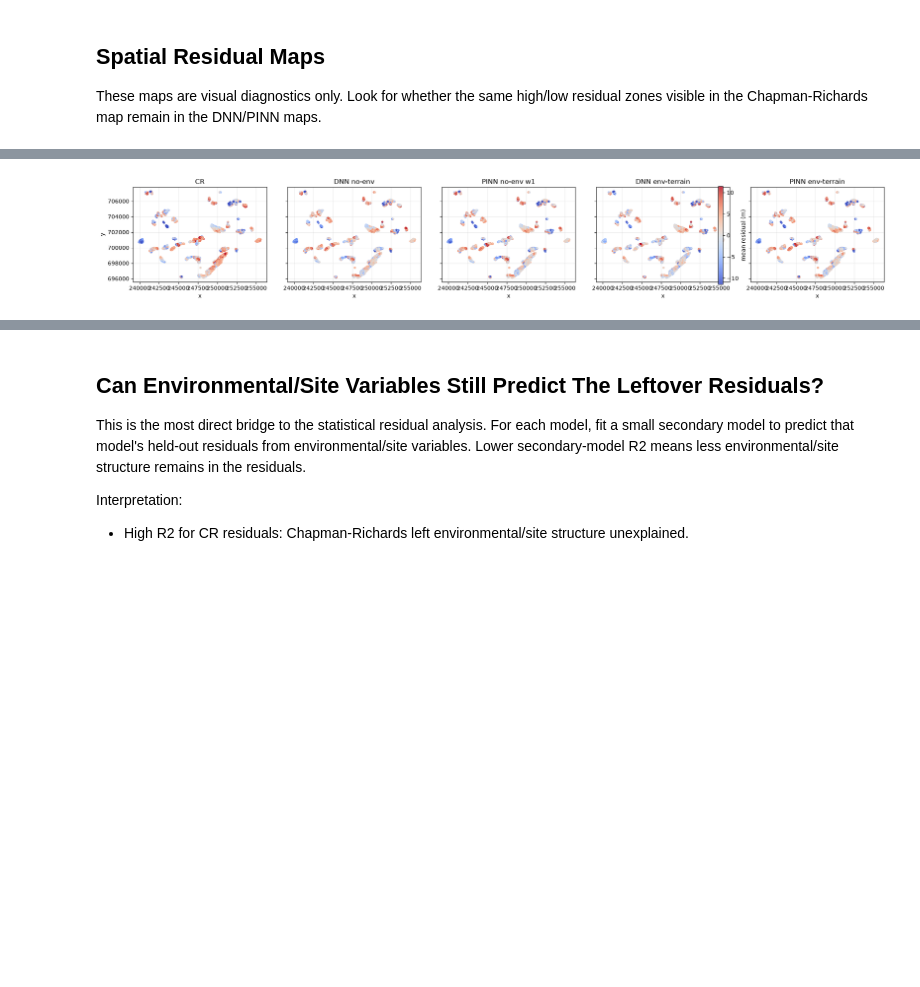
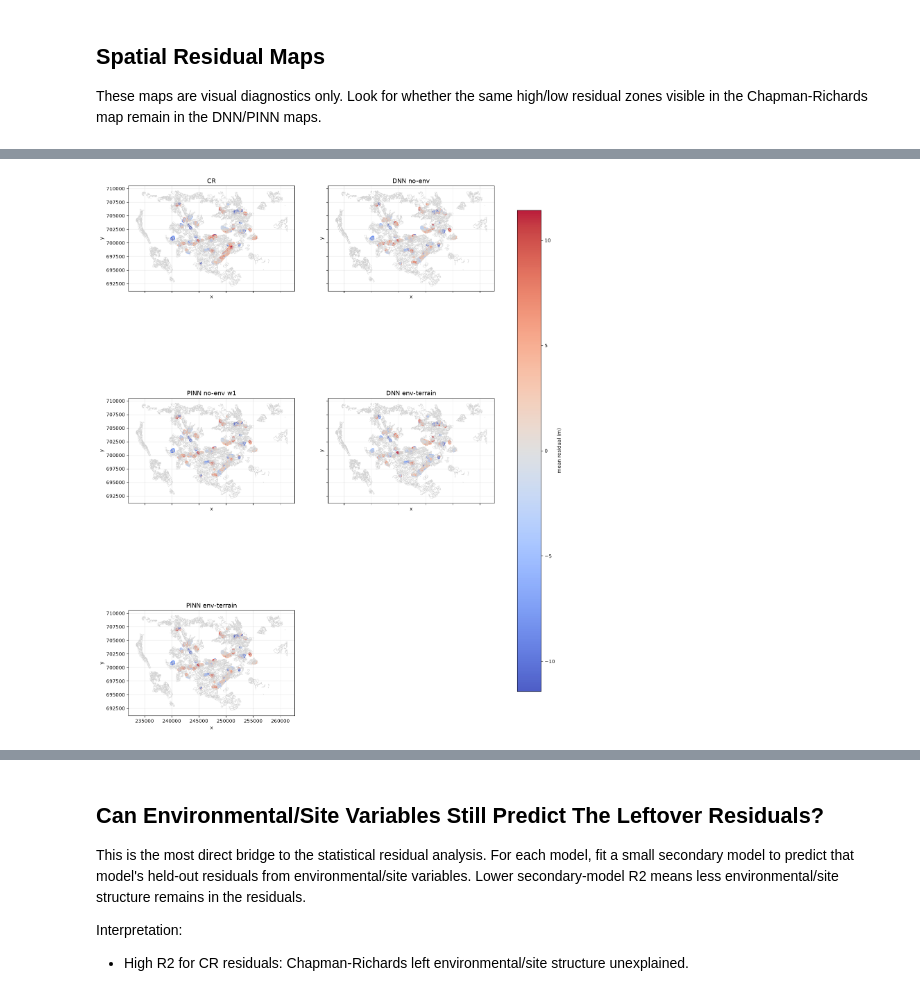
Before and after one commit to shreeyagorasia/forest_diss, a Jupyter notebook: notebooks/model_diagnostics/residual_structure_comparison.ipynb, the cells around one changed output, grey strips where cells are left out. Cells and saved outputs as stored; diff of their text form; code cells hidden in the pictures; blank space fills up the shorter version.

```diff
--- a/notebooks/model_diagnostics/residual_structure_comparison.ipynb
+++ b/notebooks/model_diagnostics/residual_structure_comparison.ipynb
@@ -70,7 +85,7 @@ Diagnostics for 4survey, spatial_block
 def prediction_path(model_dir, cohort=COHORT, split_type=SPLIT_TYPE):
     return ROOT / "outputs" / split_type / model_dir / cohort / "predictions.csv"
 
-def load_predictions(model_label, model_dir):
+def load_predictions(model_label, model_dir, model_group="core"):
     path = prediction_path(model_dir)
     if not path.exists():
         warnings.warn(f"Missing predictions for {model_label}: {path}")
@@ -84,15 +99,21 @@ def load_predictions(model_label, model_dir):
         raise ValueError(f"{path} is missing columns: {sorted(missing)}")
     df["model"] = model_label
     df["model_dir"] = model_dir
+    df["model_group"] = model_group
     return df
 
 prediction_frames = []
 for label, model_dir in MODEL_RUNS.items():
-    loaded = load_predictions(label, model_dir)
+    loaded = load_predictions(label, model_dir, model_group="core")
+    if loaded is not None:
+        prediction_frames.append(loaded)
+for label, model_dir in EXTRA_MODEL_RUNS.items():
+    loaded = load_predictions(label, model_dir, model_group="extra")
     if loaded is not None:
         prediction_frames.append(loaded)
 
 predictions = pd.concat(prediction_frames, ignore_index=True)
 print(predictions.shape)
+print("Loaded models:", ", ".join(predictions["model"].drop_duplicates()))
 predictions.head()
 # %% [output]
@@ -138,7 +169,7 @@ metrics
 | CR | 46972.0 | 11743.0 | 4.734991 | 5.929715 | 0.404616 | 1.754273 | 5.664338 |
 | Average by age | 46972.0 | 11743.0 | 4.957496 | 6.148120 | 0.359950 | 2.086224 | 5.783404 |
 # %%
-fig, axes = plt.subplots(1, 2, figsize=(12, 4))
+fig, axes = plt.subplots(1, 2, figsize=(14, 4.8))
 metrics["rmse"].sort_values().plot.bar(ax=axes[0], color="#4c78a8")
 axes[0].set_title("Held-out RMSE")
 axes[0].set_ylabel("metres")
@@ -146,6 +177,7 @@ metrics["r2"].sort_values(ascending=False).plot.bar(ax=axes[1], color="#59a14f")
 axes[1].set_title("Held-out R2")
 axes[1].set_ylabel("R2")
 for ax in axes:
-    ax.tick_params(axis="x", rotation=45)
-plt.tight_layout()
+    ax.tick_params(axis="x", rotation=35, labelsize=8)
+    for label in ax.get_xticklabels():
+        label.set_horizontalalignment("right")
 # %% [output]
@@ -369,16 +766,61 @@ These maps are visual diagnostics only. Look for whether the same high/low resid
 map_models = [m for m in CORE_MODELS if m in residual_env["model"].unique()]
 vmax = np.nanpercentile(np.abs(residual_env[residual_env["model"].isin(map_models)]["mean_residual"]), 98)
 
-fig, axes = plt.subplots(1, len(map_models), figsize=(4 * len(map_models), 4), sharex=True, sharey=True)
-if len(map_models) == 1:
-    axes = [axes]
-for ax, model in zip(axes, map_models):
+def load_compartment_boundaries_optional():
+    try:
+        from models.common.geo import load_compartment_boundaries
+        return load_compartment_boundaries()
+    except Exception as exc:
+        print(f"Compartment boundary overlay skipped: {type(exc).__name__}: {exc}")
+        return None
+
+def plot_compartment_background(ax, boundaries=None, cpmts=None, color="#d0d0d0", linewidth=0.35, alpha=0.9):
+    if boundaries is None:
+        return
+    plot_boundaries = boundaries
+    if cpmts is not None:
+        plot_boundaries = plot_boundaries[plot_boundaries["cpmt"].isin(cpmts)]
+    if len(plot_boundaries) == 0:
+        return
+    try:
+        plot_boundaries.boundary.plot(ax=ax, color=color, linewidth=linewidth, alpha=alpha)
+    except Exception as exc:
+        print(f"Boundary overlay failed: {type(exc).__name__}: {exc}")
+
+compartment_boundaries = load_compartment_boundaries_optional()
+
+n_cols = min(2, len(map_models))
+n_rows = int(np.ceil(len(map_models) / n_cols))
+fig, axes = plt.subplots(
+    n_rows,
+    n_cols,
+    figsize=(8.5 * n_cols, 7.5 * n_rows),
+    sharex=True,
+    sharey=True,
+    squeeze=False,
+)
+axes_flat = axes.ravel()
+
+for ax, model in zip(axes_flat, map_models):
     sub = residual_env[residual_env["model"] == model].dropna(subset=["x", "y"])
-    sc = ax.scatter(sub["x"], sub["y"], c=sub["mean_residual"], cmap="coolwarm", vmin=-vmax, vmax=vmax, s=8, alpha=0.85)
-    ax.set_title(model)
+    plot_compartment_background(ax, compartment_boundaries, linewidth=0.45, alpha=0.95)
+    sc = ax.scatter(
+        sub["x"],
+        sub["y"],
+        c=sub["mean_residual"],
+        cmap="coolwarm",
+        vmin=-vmax,
+        vmax=vmax,
+        s=16,
+        alpha=0.9,
+    )
+    ax.set_title(model, fontsize=13)
     ax.set_aspect("equal", adjustable="box")
     ax.set_xlabel("x")
-axes[0].set_ylabel("y")
-fig.colorbar(sc, ax=axes, shrink=0.8, label="mean residual (m)")
-plt.tight_layout()
+    ax.set_ylabel("y")
+
+for ax in axes_flat[len(map_models):]:
+    ax.set_visible(False)
+
+fig.colorbar(sc, ax=axes_flat[:len(map_models)], shrink=0.8, label="mean residual (m)")
 # %% [output]
@@ -385 +828 @@ plt.tight_layout()
-[figure, old version]
+[figure, new version]
```
Also changed, not shown: parts of 35 cells of this notebook, 4 other files.
